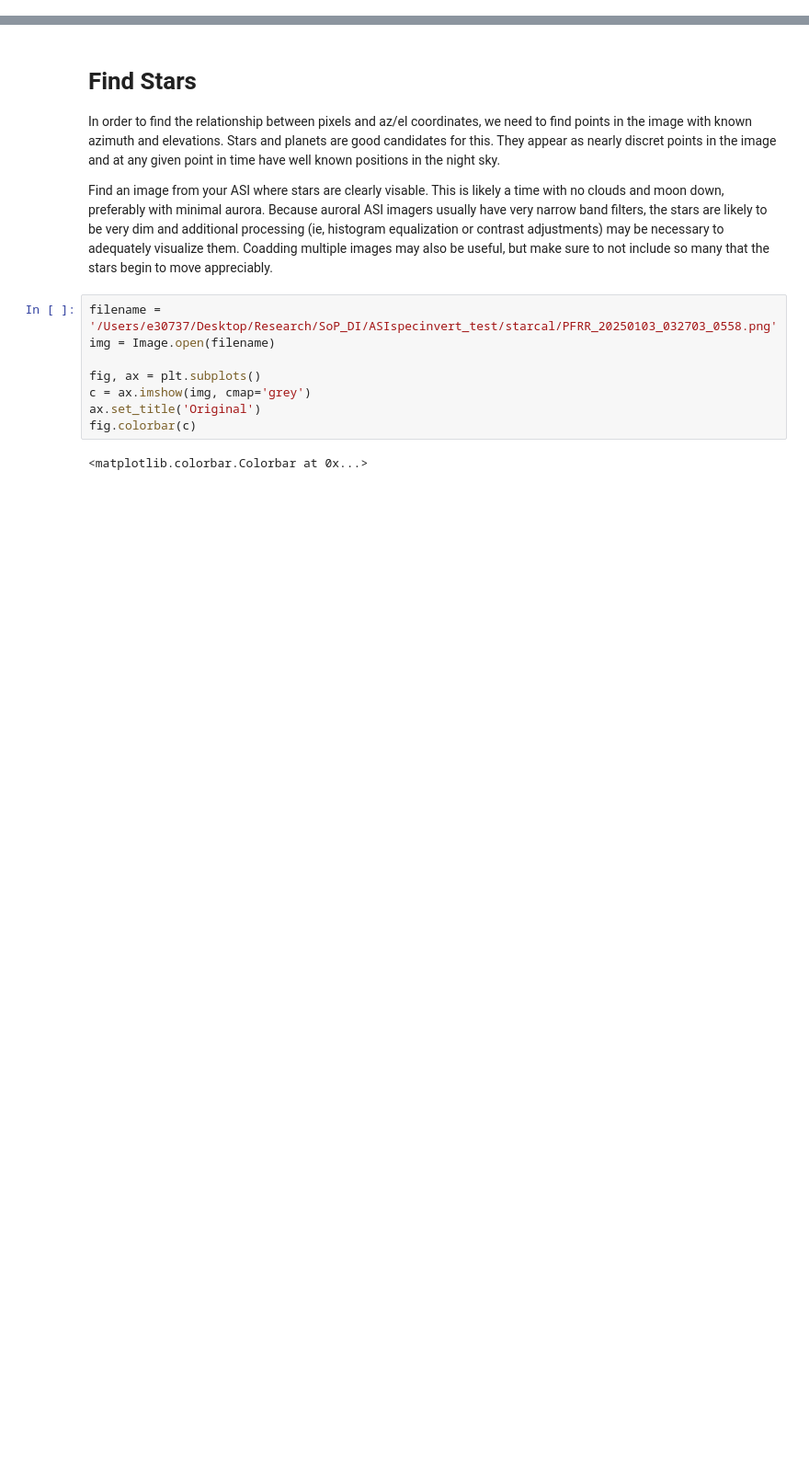
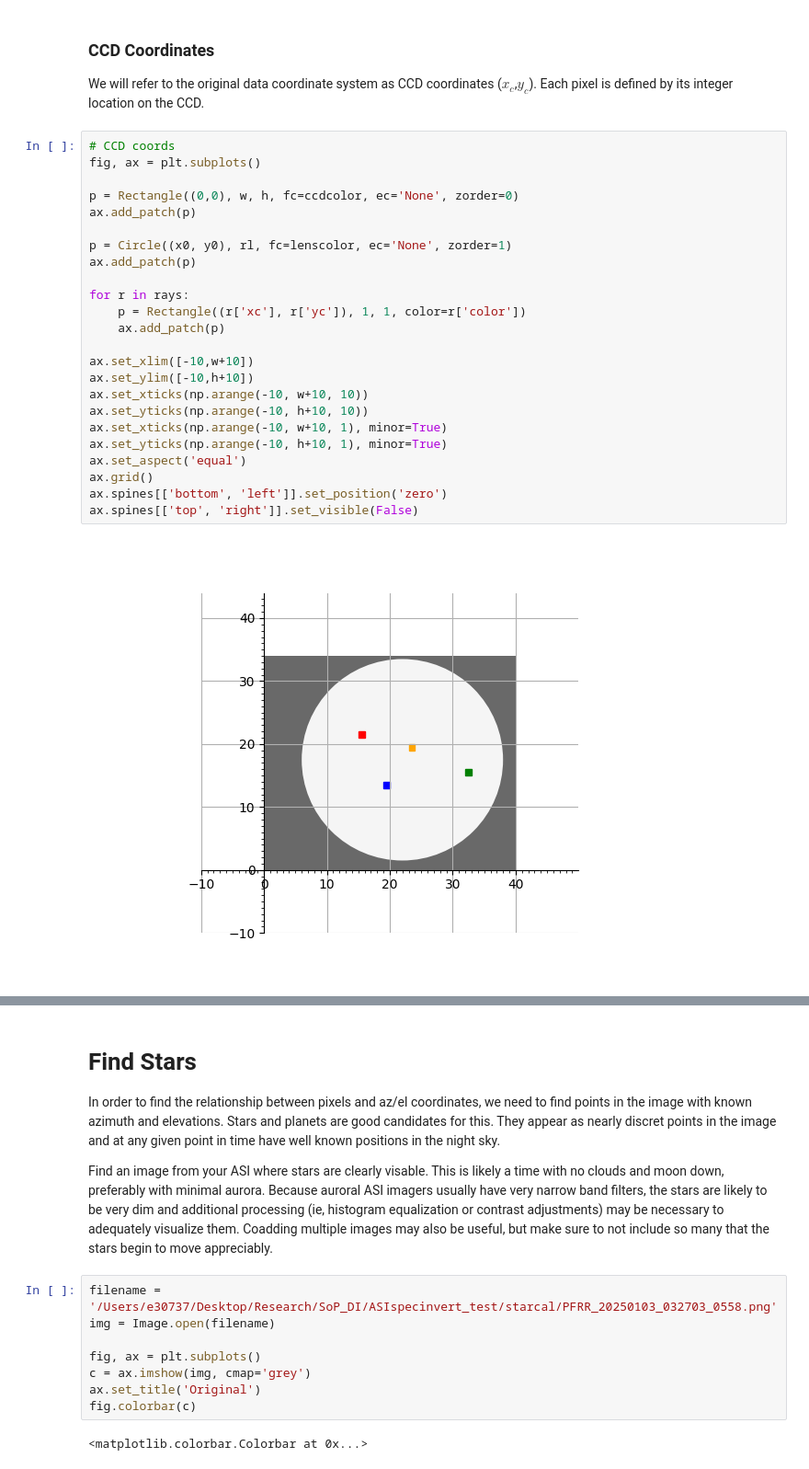
Before and after one commit to ljlamarche/asistarcalibration, a Jupyter notebook: tutorial.ipynb, the cells around one changed output, grey strips where cells are left out. Shown at 92% size. Saved outputs shown, nothing was run; the diff lists cells and outputs as text; blank space fills up the shorter version.

Commit message:
Add illustrations of different coordinate systems to tutorial.

```diff
--- a/tutorial.ipynb
+++ b/tutorial.ipynb
@@ -13,0 +107,29 @@ from asistarcalibration.starcal import StarCal, equalize
+# %% [markdown]
+### CCD Coordinates
+We will refer to the original data coordinate system as CCD coordinates ($x_c$,$y_c$).  Each pixel is defined by its integer location on the CCD.
+# %%
+# CCD coords
+fig, ax = plt.subplots()
+
+p = Rectangle((0,0), w, h, fc=ccdcolor, ec='None', zorder=0)
+ax.add_patch(p)
+
+p = Circle((x0, y0), rl, fc=lenscolor, ec='None', zorder=1)
+ax.add_patch(p)
+
+for r in rays:
+    p = Rectangle((r['xc'], r['yc']), 1, 1, color=r['color'])
+    ax.add_patch(p)
+
+ax.set_xlim([-10,w+10])
+ax.set_ylim([-10,h+10])
+ax.set_xticks(np.arange(-10, w+10, 10))
+ax.set_yticks(np.arange(-10, h+10, 10))
+ax.set_xticks(np.arange(-10, w+10, 1), minor=True)
+ax.set_yticks(np.arange(-10, h+10, 1), minor=True)
+ax.set_aspect('equal')
+ax.grid()
+ax.spines[['bottom', 'left']].set_position('zero')
+ax.spines[['top', 'right']].set_visible(False)
+# %% [output]
+[figure, added]
```
Also changed, not shown: parts of 13 cells of this notebook.
